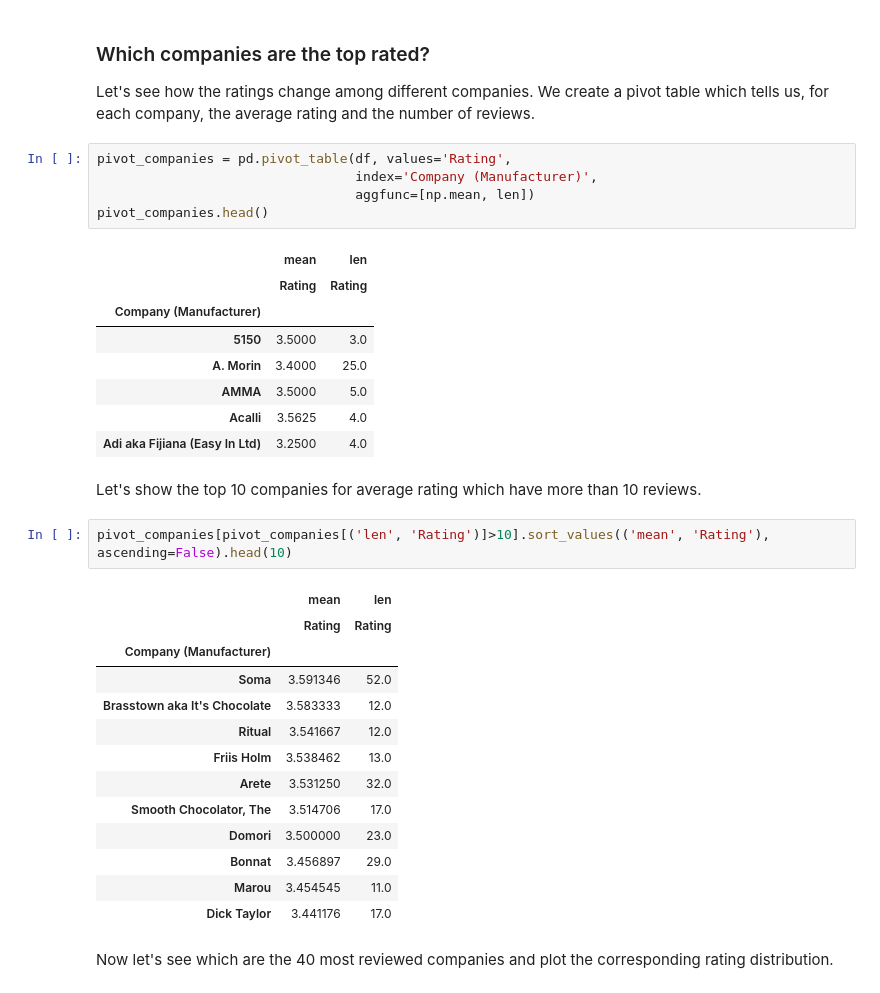
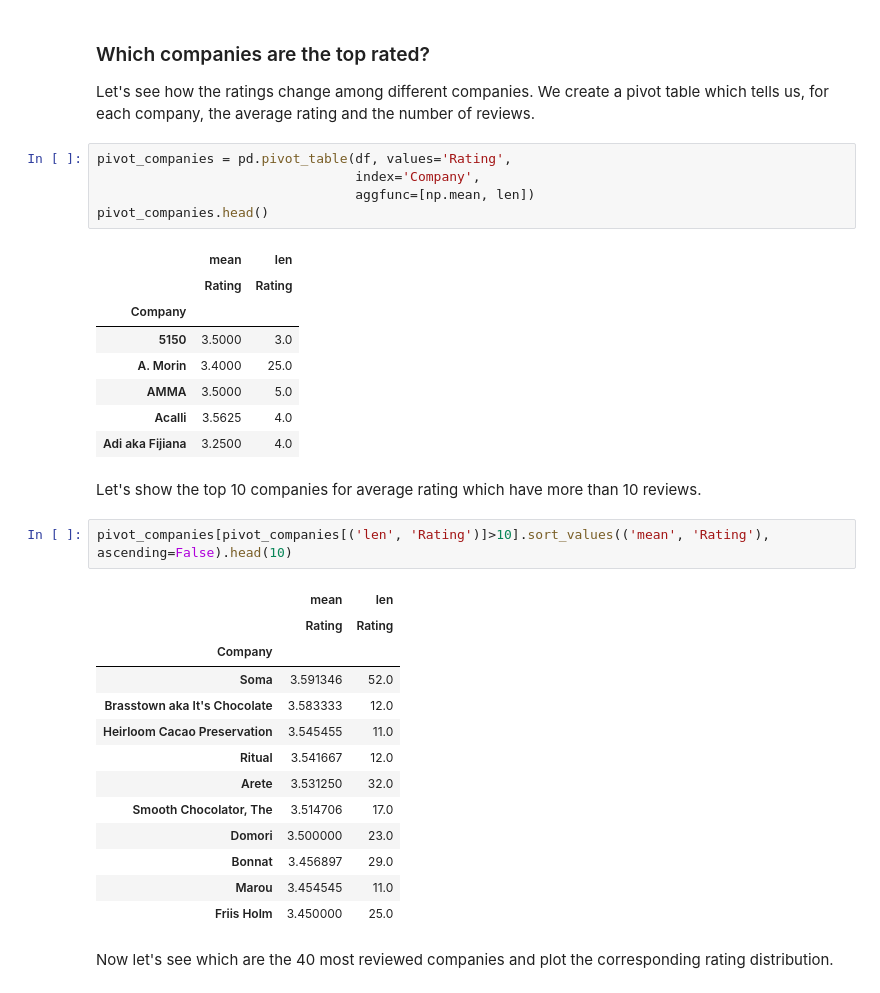
Before and after one commit to SimoneGiovannini/chocolate-rating-project, a Jupyter notebook: eda.ipynb, the cells around one changed output. Cells and saved outputs as stored; diff of their text form.

```diff
--- a/eda.ipynb
+++ b/eda.ipynb
@@ -95,18 +98,18 @@ However this plot confirms, as we expected from the dataset description, that RE
 Let's see how the ratings change among different companies. We create a pivot table which tells us, for each company, the average rating and the number of reviews.
 # %%
 pivot_companies = pd.pivot_table(df, values='Rating',
-                                 index='Company (Manufacturer)',
+                                 index='Company',
                                  aggfunc=[np.mean, len])
 pivot_companies.head()
 # %% [output]
 |  | mean | len |
 |  | Rating | Rating |
-| Company (Manufacturer) |  |  |
+| Company |  |  |
 | 5150 | 3.5000 | 3.0 |
 | A. Morin | 3.4000 | 25.0 |
 | AMMA | 3.5000 | 5.0 |
 | Acalli | 3.5625 | 4.0 |
-| Adi aka Fijiana (Easy In Ltd) | 3.2500 | 4.0 |
+| Adi aka Fijiana | 3.2500 | 4.0 |
 # %% [markdown]
 Let's show the top 10 companies for average rating which have more than 10 reviews.
 # %%
@@ -114,17 +117,17 @@ pivot_companies[pivot_companies[('len', 'Rating')]>10].sort_values(('mean', 'Rat
 # %% [output]
 |  | mean | len |
 |  | Rating | Rating |
-| Company (Manufacturer) |  |  |
+| Company |  |  |
 | Soma | 3.591346 | 52.0 |
 | Brasstown aka It's Chocolate | 3.583333 | 12.0 |
+| Heirloom Cacao Preservation | 3.545455 | 11.0 |
 | Ritual | 3.541667 | 12.0 |
-| Friis Holm | 3.538462 | 13.0 |
 | Arete | 3.531250 | 32.0 |
 | Smooth Chocolator, The | 3.514706 | 17.0 |
 | Domori | 3.500000 | 23.0 |
 | Bonnat | 3.456897 | 29.0 |
 | Marou | 3.454545 | 11.0 |
-| Dick Taylor | 3.441176 | 17.0 |
+| Friis Holm | 3.450000 | 25.0 |
 # %% [markdown]
 Now let's see which are the 40 most reviewed companies and plot the corresponding rating distribution.
 # %%
```
Also changed, not shown: parts of 55 cells of this notebook, 2 other files.
